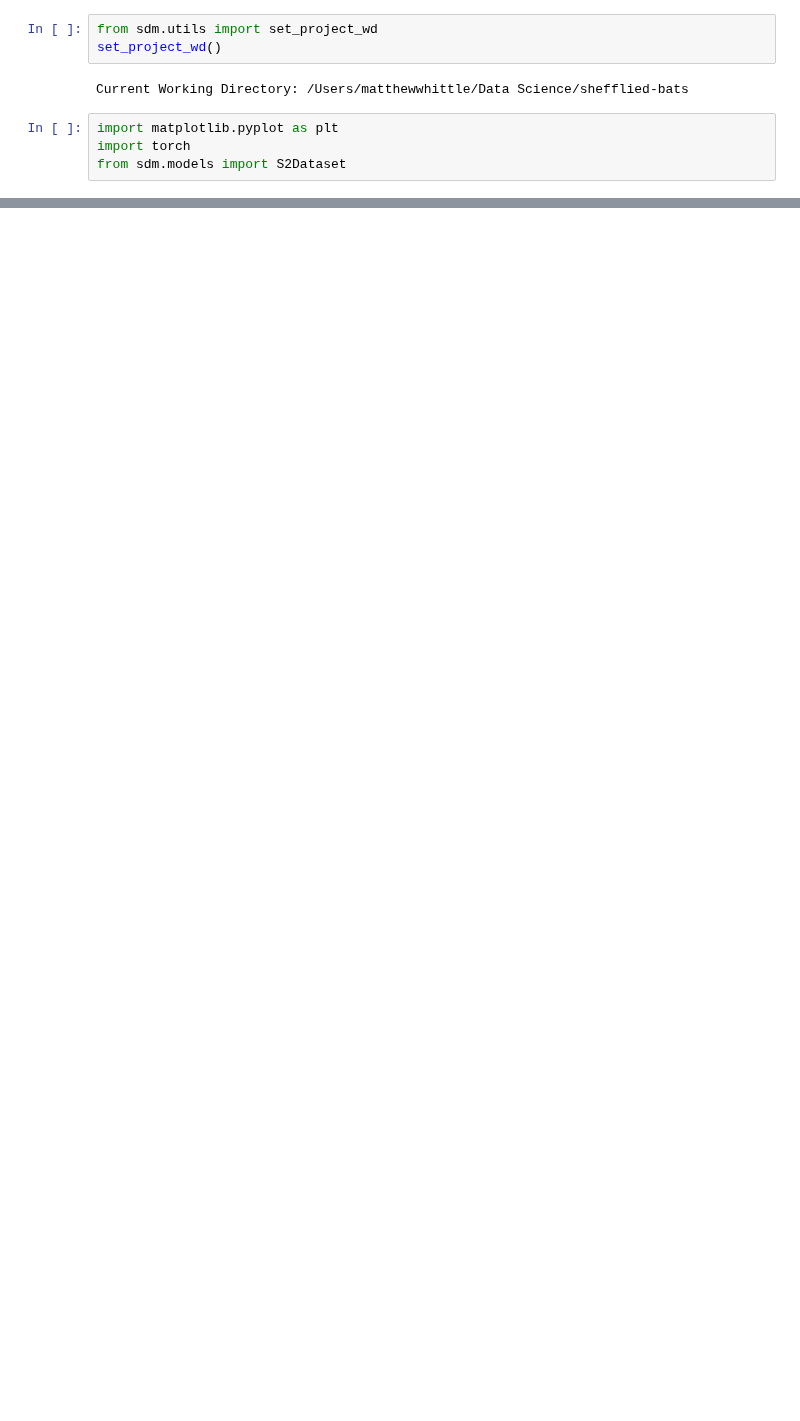
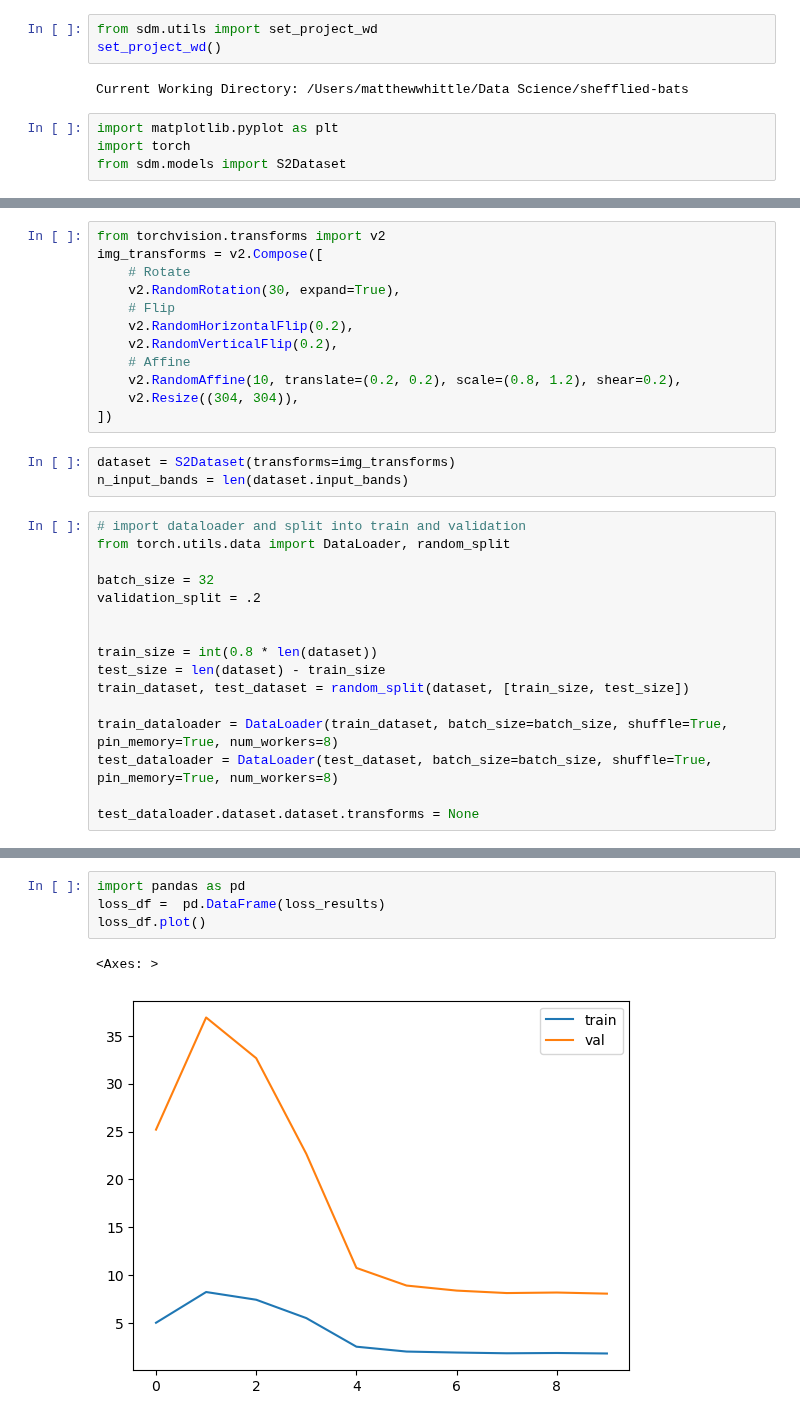
Before and after one commit to MatthewJWhittle/shefflied-bats, a Jupyter notebook: modelling/model-veg-height-dl.ipynb, the cells around one changed output, grey strips where cells are left out. Saved outputs shown, nothing was run; the diff lists cells and outputs as text; blank space fills up the shorter version.

```diff
--- a/modelling/model-veg-height-dl.ipynb
+++ b/modelling/model-veg-height-dl.ipynb
@@ -39,3 +10,34 @@ ValueError: No valid geometry objects found for rasterize
+# %%
+from torchvision.transforms import v2
+img_transforms = v2.Compose([
+    # Rotate
+    v2.RandomRotation(30, expand=True),
+    # Flip
+    v2.RandomHorizontalFlip(0.2),
+    v2.RandomVerticalFlip(0.2),
+    # Affine
+    v2.RandomAffine(10, translate=(0.2, 0.2), scale=(0.8, 1.2), shear=0.2),
+    v2.Resize((304, 304)),
+])
+# %%
+dataset = S2Dataset(transforms=img_transforms)
+n_input_bands = len(dataset.input_bands)
+# %%
+# import dataloader and split into train and validation
+from torch.utils.data import DataLoader, random_split
+
+batch_size = 32
+validation_split = .2
+
+
+train_size = int(0.8 * len(dataset))
+test_size = len(dataset) - train_size
+train_dataset, test_dataset = random_split(dataset, [train_size, test_size])
+
+train_dataloader = DataLoader(train_dataset, batch_size=batch_size, shuffle=True, pin_memory=True, num_workers=8)
+test_dataloader = DataLoader(test_dataset, batch_size=batch_size, shuffle=True, pin_memory=True, num_workers=8)
+
+test_dataloader.dataset.dataset.transforms = None
 # %%
 import torch
 import torch.nn as nn
@@ -96,0 +157,7 @@ TypeError: default_collate: batch must contain tensors, numpy arrays, numbers, d
+# %%
+import pandas as pd
+loss_df =  pd.DataFrame(loss_results)
+loss_df.plot()
+# %% [output]
+<Axes: >
+[figure, added]
```
Also changed, not shown: parts of 6 cells of this notebook, 7 other files.
